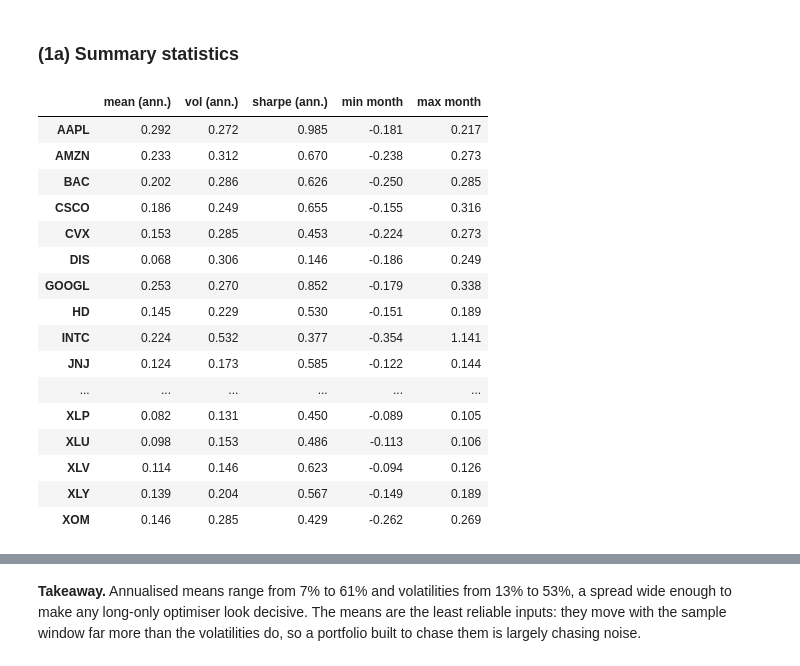
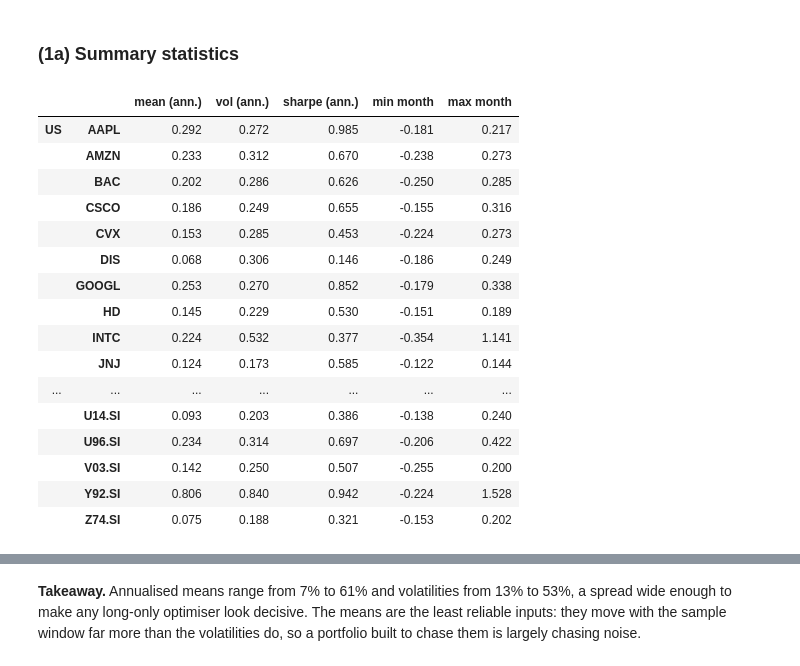
Before and after one commit to Prolead1/goldman, a Jupyter notebook: notebooks/report.ipynb, the cells around one changed output, grey strips where cells are left out. Saved outputs shown, nothing was run; the diff lists cells and outputs as text; code cells hidden in the pictures.

```diff
--- a/notebooks/report.ipynb
+++ b/notebooks/report.ipynb
@@ -181,33 +181,33 @@ investor could buy.
 # %%
 PORTFOLIO = {
     u: run_portfolio_analysis(
         RETURNS[u],
         rf=risk_free_series(u, RETURNS[u].index),
         comparison=load_value_weights(
             universe=u, assets=RETURNS[u].columns, dates=RETURNS[u].index
         ),
         comparison_label="value weights",
         output_dir=OUTPUT_DIR / u,
     )
     for u in UNIVERSES
 }
-PORTFOLIO[PRIMARY].summary
+pd.concat({u.upper(): PORTFOLIO[u].summary for u in UNIVERSES}).round(4)
 # %% [output]
-|  | mean (ann.) | vol (ann.) | sharpe (ann.) | min month | max month |
-| AAPL | 0.292 | 0.272 | 0.985 | -0.181 | 0.217 |
-| AMZN | 0.233 | 0.312 | 0.670 | -0.238 | 0.273 |
-| BAC | 0.202 | 0.286 | 0.626 | -0.250 | 0.285 |
-| CSCO | 0.186 | 0.249 | 0.655 | -0.155 | 0.316 |
-| CVX | 0.153 | 0.285 | 0.453 | -0.224 | 0.273 |
-| DIS | 0.068 | 0.306 | 0.146 | -0.186 | 0.249 |
-| GOOGL | 0.253 | 0.270 | 0.852 | -0.179 | 0.338 |
-| HD | 0.145 | 0.229 | 0.530 | -0.151 | 0.189 |
-| INTC | 0.224 | 0.532 | 0.377 | -0.354 | 1.141 |
-| JNJ | 0.124 | 0.173 | 0.585 | -0.122 | 0.144 |
-| ... | ... | ... | ... | ... | ... |
-| XLP | 0.082 | 0.131 | 0.450 | -0.089 | 0.105 |
-| XLU | 0.098 | 0.153 | 0.486 | -0.113 | 0.106 |
-| XLV | 0.114 | 0.146 | 0.623 | -0.094 | 0.126 |
-| XLY | 0.139 | 0.204 | 0.567 | -0.149 | 0.189 |
-| XOM | 0.146 | 0.285 | 0.429 | -0.262 | 0.269 |
+|  |  | mean (ann.) | vol (ann.) | sharpe (ann.) | min month | max month |
+| US | AAPL | 0.292 | 0.272 | 0.985 | -0.181 | 0.217 |
+|  | AMZN | 0.233 | 0.312 | 0.670 | -0.238 | 0.273 |
+|  | BAC | 0.202 | 0.286 | 0.626 | -0.250 | 0.285 |
+|  | CSCO | 0.186 | 0.249 | 0.655 | -0.155 | 0.316 |
+|  | CVX | 0.153 | 0.285 | 0.453 | -0.224 | 0.273 |
+|  | DIS | 0.068 | 0.306 | 0.146 | -0.186 | 0.249 |
+|  | GOOGL | 0.253 | 0.270 | 0.852 | -0.179 | 0.338 |
+|  | HD | 0.145 | 0.229 | 0.530 | -0.151 | 0.189 |
+|  | INTC | 0.224 | 0.532 | 0.377 | -0.354 | 1.141 |
+|  | JNJ | 0.124 | 0.173 | 0.585 | -0.122 | 0.144 |
+| ... | ... | ... | ... | ... | ... | ... |
+|  | U14.SI | 0.093 | 0.203 | 0.386 | -0.138 | 0.240 |
+|  | U96.SI | 0.234 | 0.314 | 0.697 | -0.206 | 0.422 |
+|  | V03.SI | 0.142 | 0.250 | 0.507 | -0.255 | 0.200 |
+|  | Y92.SI | 0.806 | 0.840 | 0.942 | -0.224 | 1.528 |
+|  | Z74.SI | 0.075 | 0.188 | 0.321 | -0.153 | 0.202 |
 # %%
```
Also changed, not shown: parts of 20 cells of this notebook, 3 other files.
